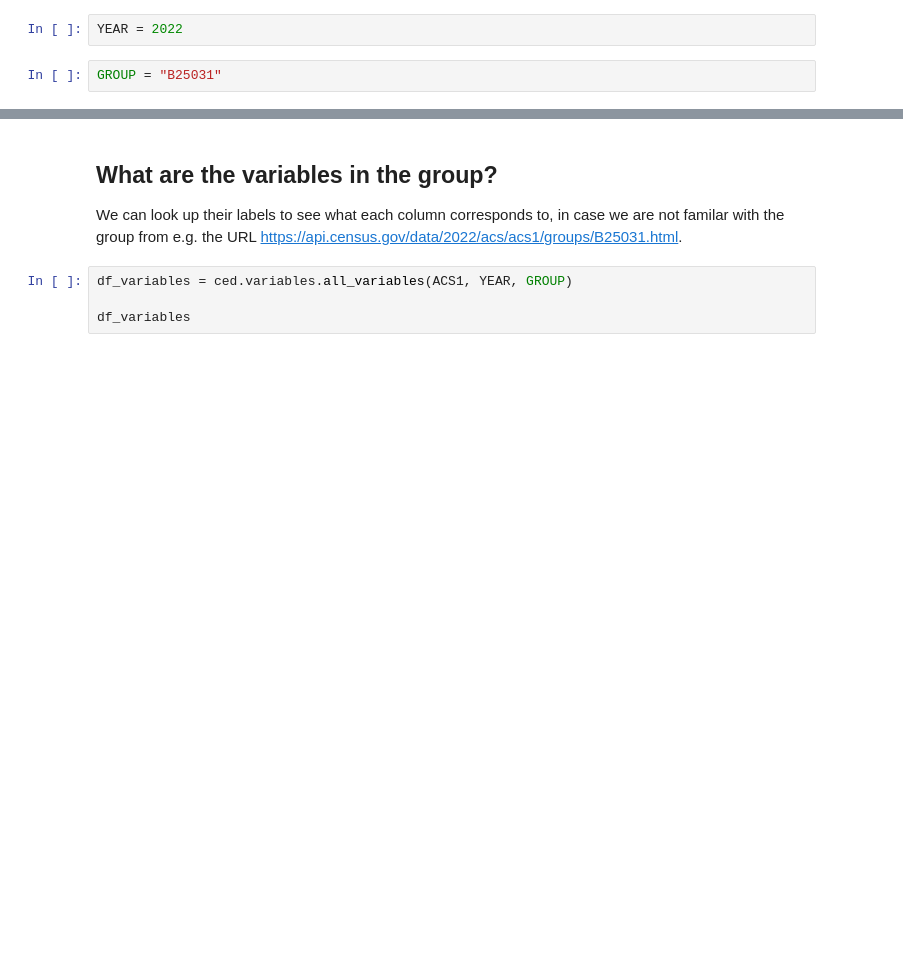
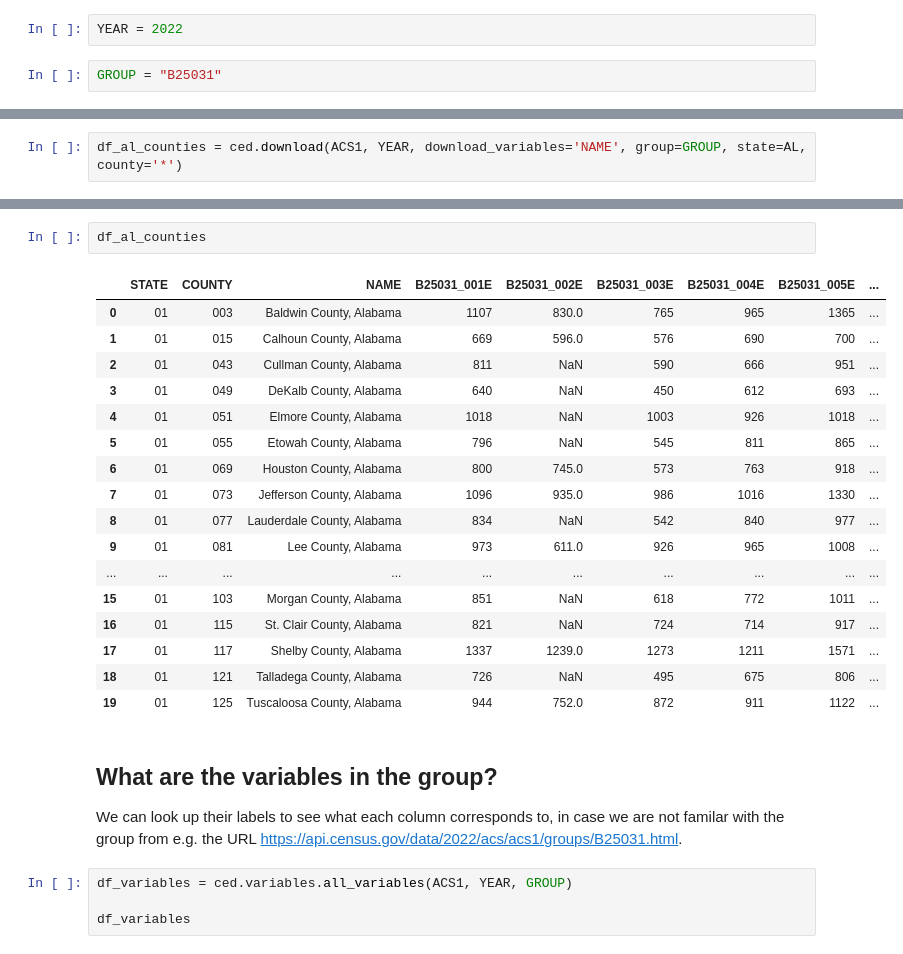
Before and after one commit to censusdis/censusdis, a Jupyter notebook: notebooks/Renter Costs.ipynb, the cells around one changed output, grey strips where cells are left out. Saved outputs shown, nothing was run; the diff lists cells and outputs as text; blank space fills up the shorter version.

```diff
--- a/notebooks/Renter Costs.ipynb
+++ b/notebooks/Renter Costs.ipynb
@@ -40,0 +92,2 @@ df
+# %%
+df_al_counties = ced.download(ACS1, YEAR, download_variables='NAME', group=GROUP, state=AL, county='*')
@@ -41,3 +101,23 @@ df
+# %%
+df_al_counties
+# %% [output]
+|  | STATE | COUNTY | NAME | B25031_001E | B25031_002E | B25031_003E | B25031_004E | B25031_005E | ... |
+| 0 | 01 | 003 | Baldwin County, Alabama | 1107 | 830.0 | 765 | 965 | 1365 | ... |
+| 1 | 01 | 015 | Calhoun County, Alabama | 669 | 596.0 | 576 | 690 | 700 | ... |
+| 2 | 01 | 043 | Cullman County, Alabama | 811 | NaN | 590 | 666 | 951 | ... |
+| 3 | 01 | 049 | DeKalb County, Alabama | 640 | NaN | 450 | 612 | 693 | ... |
+| 4 | 01 | 051 | Elmore County, Alabama | 1018 | NaN | 1003 | 926 | 1018 | ... |
+| 5 | 01 | 055 | Etowah County, Alabama | 796 | NaN | 545 | 811 | 865 | ... |
+| 6 | 01 | 069 | Houston County, Alabama | 800 | 745.0 | 573 | 763 | 918 | ... |
+| 7 | 01 | 073 | Jefferson County, Alabama | 1096 | 935.0 | 986 | 1016 | 1330 | ... |
+| 8 | 01 | 077 | Lauderdale County, Alabama | 834 | NaN | 542 | 840 | 977 | ... |
+| 9 | 01 | 081 | Lee County, Alabama | 973 | 611.0 | 926 | 965 | 1008 | ... |
+| ... | ... | ... | ... | ... | ... | ... | ... | ... | ... |
+| 15 | 01 | 103 | Morgan County, Alabama | 851 | NaN | 618 | 772 | 1011 | ... |
+| 16 | 01 | 115 | St. Clair County, Alabama | 821 | NaN | 724 | 714 | 917 | ... |
+| 17 | 01 | 117 | Shelby County, Alabama | 1337 | 1239.0 | 1273 | 1211 | 1571 | ... |
+| 18 | 01 | 121 | Talladega County, Alabama | 726 | NaN | 495 | 675 | 806 | ... |
+| 19 | 01 | 125 | Tuscaloosa County, Alabama | 944 | 752.0 | 872 | 911 | 1122 | ... |
 # %% [markdown]
 ## What are the variables in the group?
 
```
Also changed, not shown: parts of 13 cells of this notebook.
